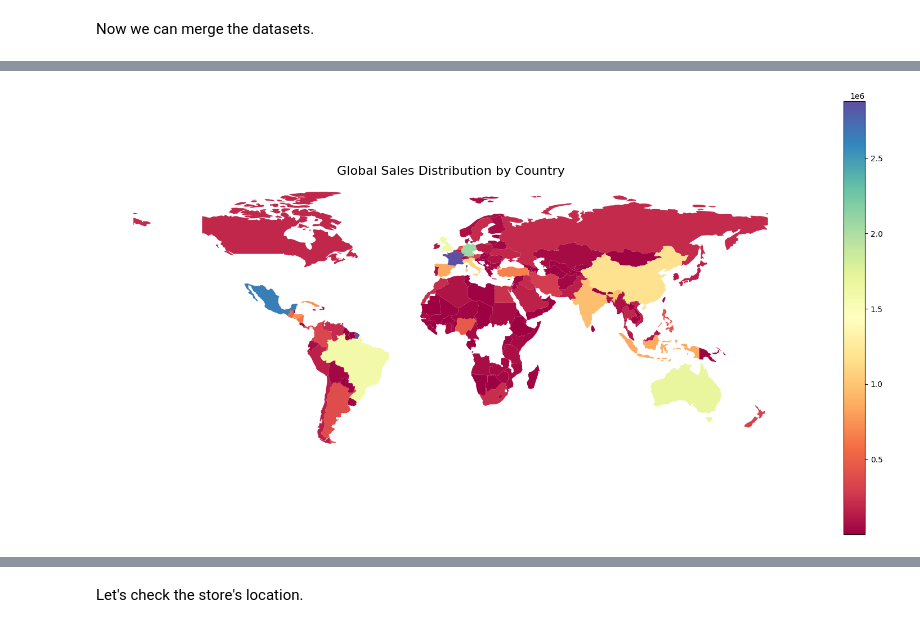
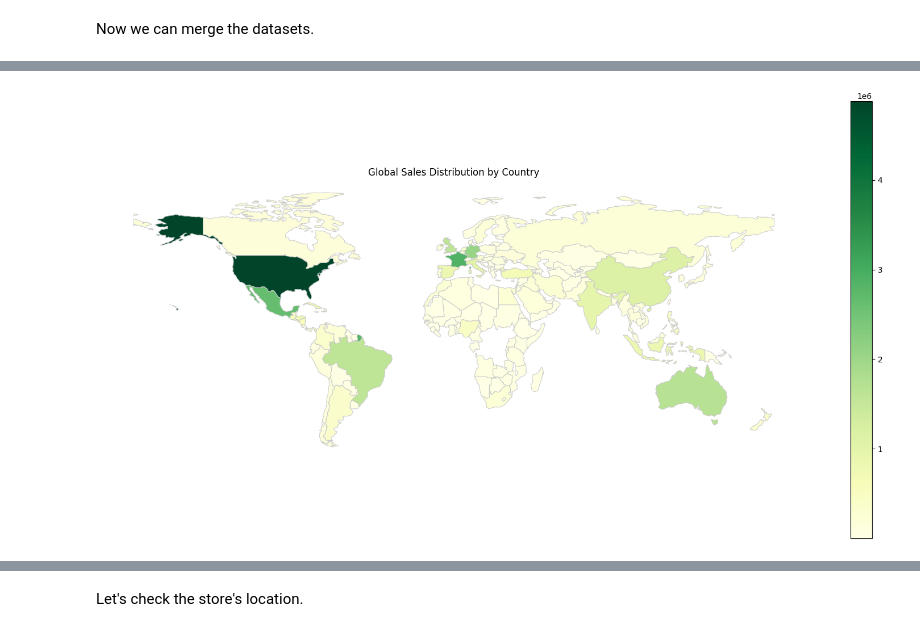
Before and after one commit to emirhansilsupur/supply-chain-analytics-forecasting, a Jupyter notebook: SC_Analytics_Forecasting.ipynb, the cells around one changed output, grey strips where cells are left out. Saved outputs shown, nothing was run; the diff lists cells and outputs as text; code cells hidden in the pictures.

```diff
--- a/SC_Analytics_Forecasting.ipynb
+++ b/SC_Analytics_Forecasting.ipynb
@@ -100,2 +61,0 @@ def reduce_mem_usage(df):
-# %%
-df = reduce_mem_usage(df)
@@ -393,7 +317,7 @@ mapping_dict = {
     'Eslovaquia': 'Slovakia',
     'Eslovenia': 'Slovenia',
     'España': 'Spain',
-    'Estados Unidos': 'United States',
+    'Estados Unidos': 'United States of America',
     'Etiopía': 'Ethiopia',
     'Filipinas': 'Philippines',
     'Finlandia': 'Finland',
@@ -490,7 +414,9 @@ world_sales.head()
 # %%
-fig = plt.figure(figsize=(20, 10))
-world_sales.plot(column="Sales",cmap="Spectral",legend=True,ax=plt.gca()).set_axis_off()
-plt.title("Global Sales Distribution by Country",fontsize=16)
+fig, ax = plt.subplots(figsize=(20, 10))
+world_sales.plot(column="Sales", cmap='YlGn', linewidth=0.8, edgecolor='0.8', legend=True,ax=plt.gca()).set_axis_off()
+
+# Set the title and show the plot
+plt.title("Global Sales Distribution by Country")
 plt.show()
 # %% [output]
-[figure, old version]
+[figure, new version]
```
Also changed, not shown: parts of 23 cells of this notebook.
